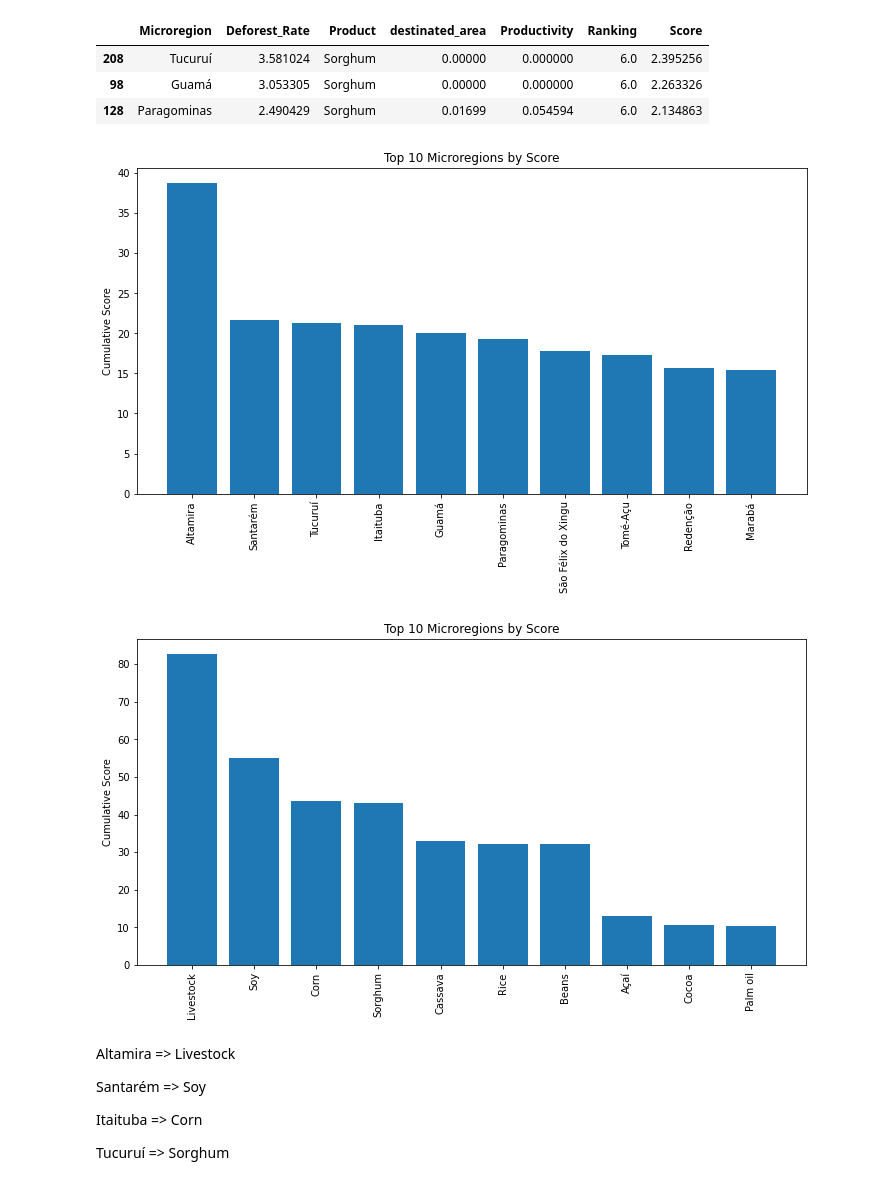
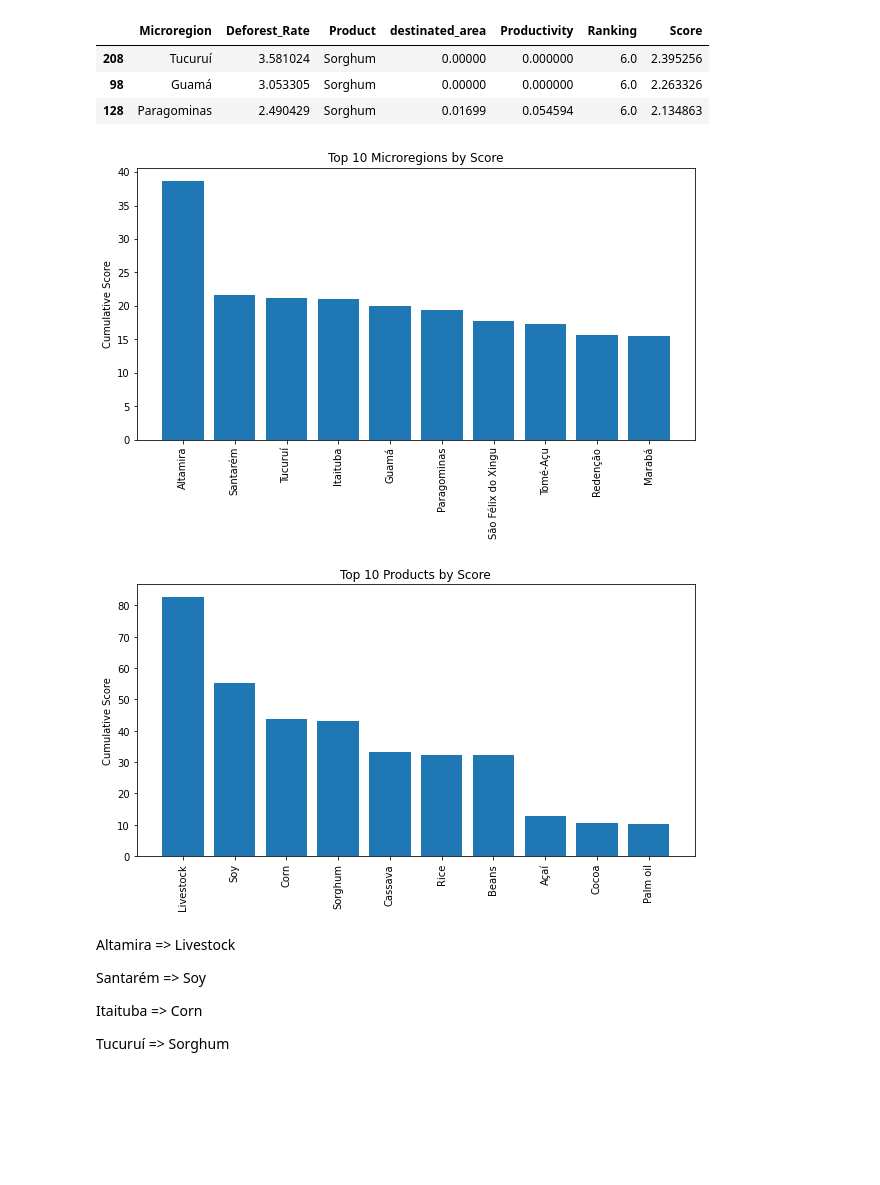
Before and after one commit to CEDipEngineering/BainStrategicChallenge, a Jupyter notebook: FaseFinal/explorer2.ipynb, the cells around one changed output. Saved outputs shown, nothing was run; the diff lists cells and outputs as text; code cells hidden in the pictures; blank space fills up the shorter version.

Commit message:
fix graph

```diff
--- a/FaseFinal/explorer2.ipynb
+++ b/FaseFinal/explorer2.ipynb
@@ -172,26 +172,26 @@ df_no_itaituba.head(3)
 | 128 | Paragominas | 2.490429 | Sorghum | 0.01699 | 0.054594 | 6.0 | 2.134863 |
 # %%
 score_reg = np.array(df_avg_productivity[['Microregion', 'Score']].groupby('Microregion').sum().sort_values('Score', ascending=False).head(10).reset_index())
-fig = plt.figure(figsize=(12,6))
+fig = plt.figure(figsize=(10,5))
 ax = fig.add_subplot(111)
 ax.bar(range(len(score_reg)), score_reg[:,1])
 ax.set_xticks(range(len(score_reg)), score_reg[:,0], rotation=90)
 ax.set_ylabel('Cumulative Score')
 ax.set_title('Top 10 Microregions by Score')
 fig.show();
 # %% [output]
-[figure, old version]
+[figure, new version]
 # %%
 score_prod = np.array(df_avg_productivity[['Product', 'Score']].groupby('Product').sum().sort_values('Score', ascending=False).head(10).reset_index())
-fig = plt.figure(figsize=(12,6))
+fig = plt.figure(figsize=(10,5))
 ax = fig.add_subplot(111)
 ax.bar(range(len(score_prod)), score_prod[:,1])
 ax.set_xticks(range(len(score_prod)), score_prod[:,0], rotation=90)
 ax.set_ylabel('Cumulative Score')
-ax.set_title('Top 10 Microregions by Score')
+ax.set_title('Top 10 Products by Score')
 fig.show();
 # %% [output]
-[figure, old version]
+[figure, new version]
 # %% [markdown]
 Altamira => Livestock
 
```
